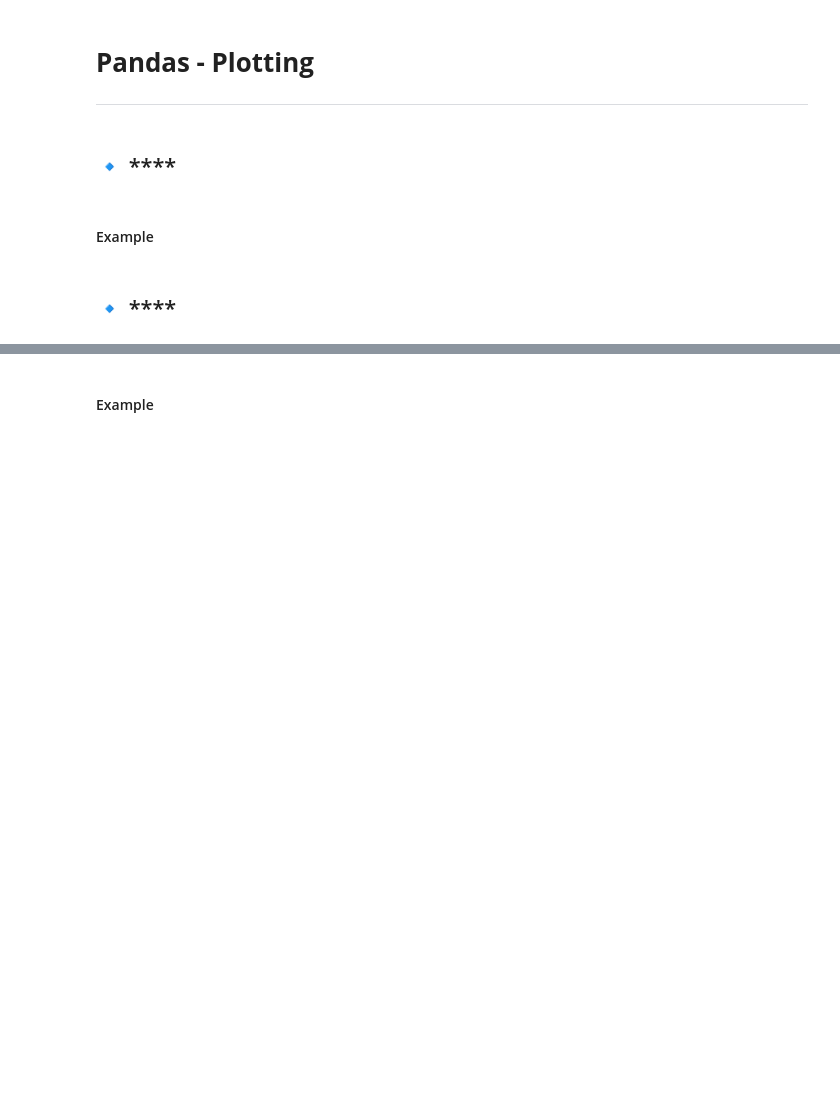
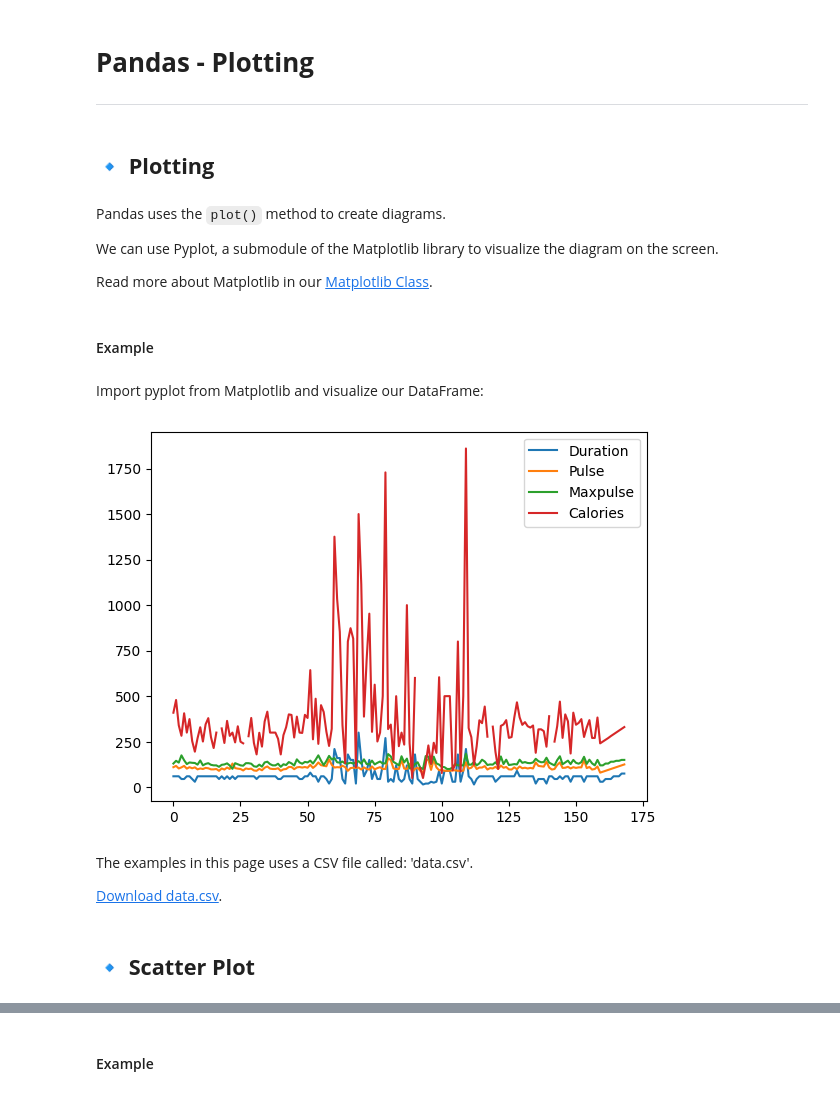
Before and after one commit to f0xpl0it/Tercer-Diplomado-en-Programacion-Basica, a Jupyter notebook: Python/Notebook/Sesion_14.ipynb, the cells around one changed output, grey strips where cells are left out. Drawn from its saved outputs; the diff is of its cells as text; code cells hidden in the pictures; blank space fills up the shorter version.

```diff
--- a/Python/Notebook/Sesion_14.ipynb
+++ b/Python/Notebook/Sesion_14.ipynb
@@ -539,8 +1692,31 @@ print(myvar)
 # **Pandas - Plotting**
 ---
 # %% [markdown]
-## 🔹 ****
+## 🔹 **Plotting**
+# %% [markdown]
+Pandas uses the `plot()` method to create diagrams.
+
+We can use Pyplot, a submodule of the Matplotlib library to visualize the diagram on the screen.
+
+Read more about Matplotlib in our [Matplotlib Class](https://github.com/f0xpl0it/Tercer-Diplomado-en-Programacion-Basica/blob/main/Python/Notebook/Sesion_13_2.ipynb).
 # %% [markdown]
 #### Example
+# %% [markdown]
+Import pyplot from Matplotlib and visualize our DataFrame:
+# %%
+import pandas as pd
+import matplotlib.pyplot as plt
+
+df = pd.read_csv('data.csv')
+
+df.plot()
+
+plt.show()
+# %% [output]
+[figure, added]
+# %% [markdown]
+The examples in this page uses a CSV file called: 'data.csv'.
+
+[Download data.csv](https://drive.google.com/file/d/1QsLThb5U2WbCj5dHhRDlURIwMEQaN664/view?usp=sharing).
 # %% [markdown]
-## 🔹 ****
+## 🔹 **Scatter Plot**
```
Also changed, not shown: parts of 208 cells of this notebook.
